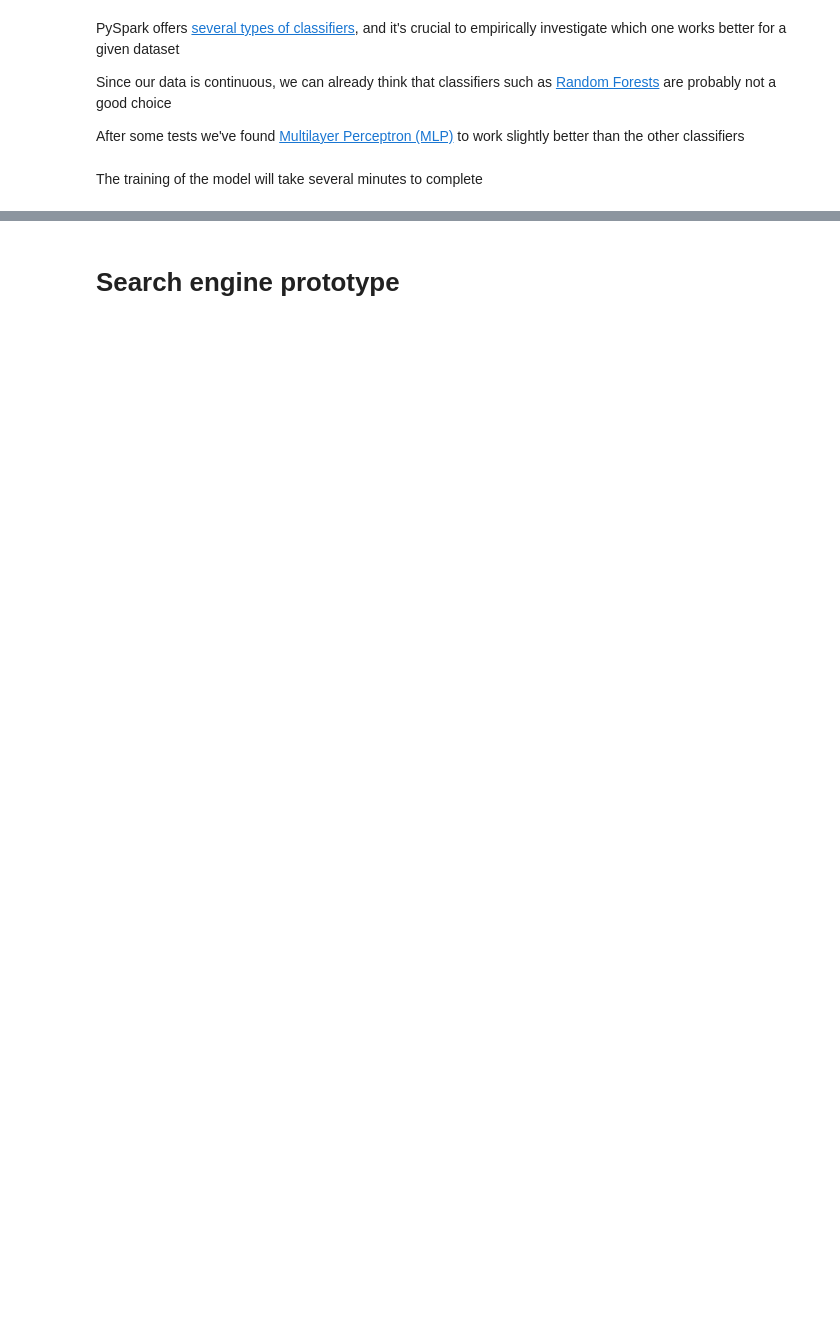
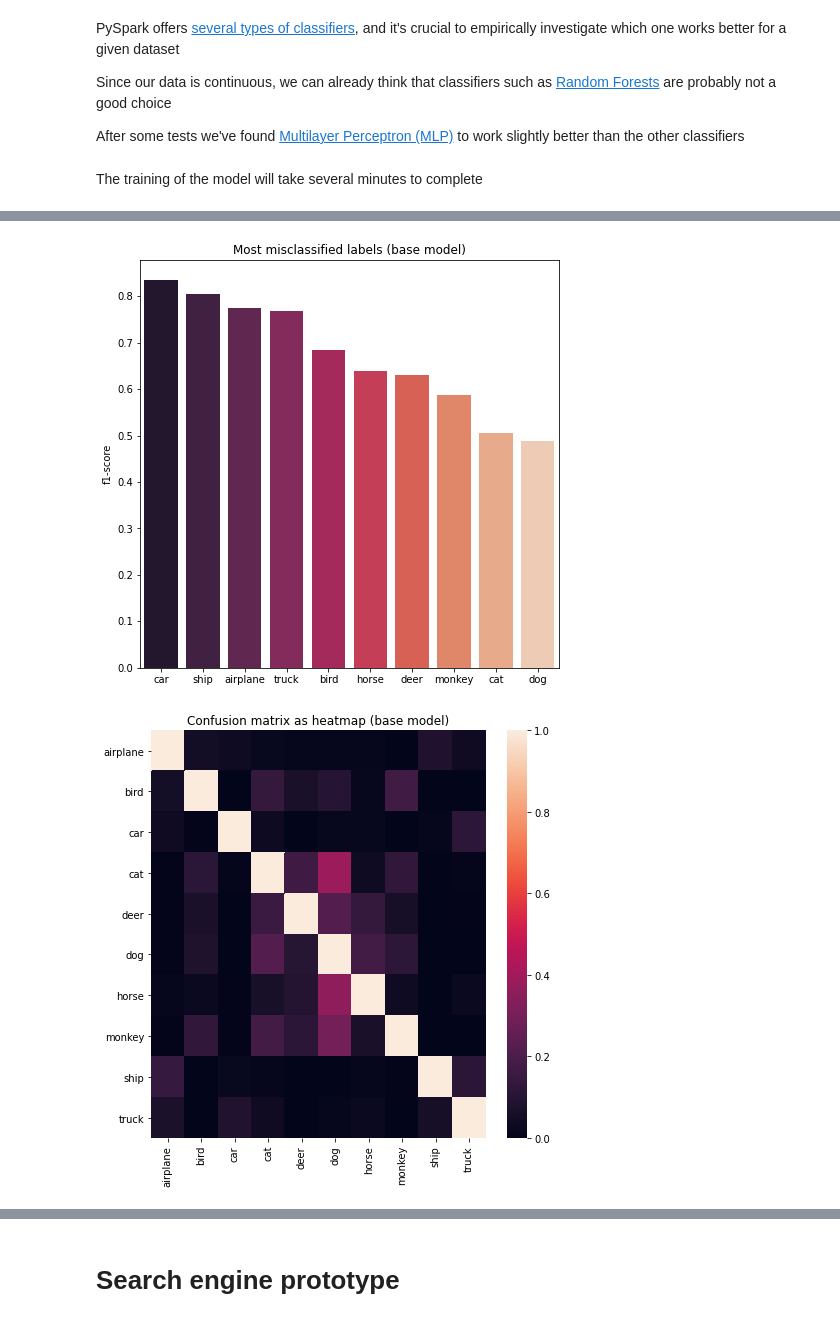
Before and after one commit to rom42pla/big_data_project, a Jupyter notebook: notebook_demo.ipynb, the cells around one changed output, grey strips where cells are left out. Drawn from its saved outputs; the diff is of its cells as text; code cells hidden in the pictures; blank space fills up the shorter version.

Commit message:
Updated release

```diff
--- a/notebook_demo.ipynb
+++ b/notebook_demo.ipynb
@@ -415,0 +458,8 @@ for model_name, model in [("base model", base_model),
+# %%
+def print_classification_report(df: DataFrame, title: str = None):
+  y_true, y_pred = get_ys(df=df)
+
+  if title:
+    print(title)
+  print(classification_report(y_true, y_pred, labels=labels_sorted))
+  print()
@@ -415,0 +483,12 @@ for model_name, model in [("base model", base_model),
+# %%
+def plot_confusion_matrix(df: DataFrame, title: str = None):
+  y_true, y_pred = get_ys(df=df)
+
+  conf_matrix = pd.DataFrame(confusion_matrix(y_true, y_pred), index=labels_sorted, columns=labels_sorted)
+  conf_matrix = conf_matrix / conf_matrix.max()
+
+  # plots
+  fig, ax = plt.subplots(figsize=(7.5, 7.5))
+  sns.heatmap(conf_matrix, vmin=0, vmax=1, fmt=".2f",
+              ax=ax).set_title(title)
+  plt.show()
@@ -415,0 +561,30 @@ for model_name, model in [("base model", base_model),
+# %%
+if not SKIP_EVALUATION:
+  evaluation_results = {}
+  for model_name, model in [("base model", base_model),
+                            ("final model", final_model)]:
+    # predicts the labels on df_test using the selected model
+    df_test_results = model.transform(df_test_emb).select("embeddings", "probability", "label_mapped", "label_mapped_pred")
+    df_test_results.cache()
+
+    # prints some useful metrics like f1, accuracy etc
+    print_metrics(df=df_test_results, title=f"Evaluation results ({model_name})")
+
+    # prints a classification report
+    print_classification_report(df=df_test_results, title=f"Classification report ({model_name})")
+
+    # plots most misclassified labels
+    plot_most_misclassified_labels(df=df_test_results, title=f"Most misclassified labels ({model_name})")
+
+    # plots a confusion matrix as heatmap
+    plot_confusion_matrix(df=df_test_results, title=f"Confusion matrix as heatmap ({model_name})")
+
+    # plots a scatterplot to show the distribution of samples
+    plot_scatterplot(df=df_test_results, title=f"Scatterplot of labels' distribution ({model_name})")
+
+    # plots ROC and precision-recall curves
+    plot_roc(df=df_test_results, title=f"Curves ({model_name})")
+
+    # release the dataframe from cache
+    df_test_results.unpersist()
+# %% [output]
@@ -415,0 +592,2 @@ for model_name, model in [("base model", base_model),
+[figure, added]
+[figure, added]
```
Also changed, not shown: parts of 37 cells of this notebook, 4 other files.
